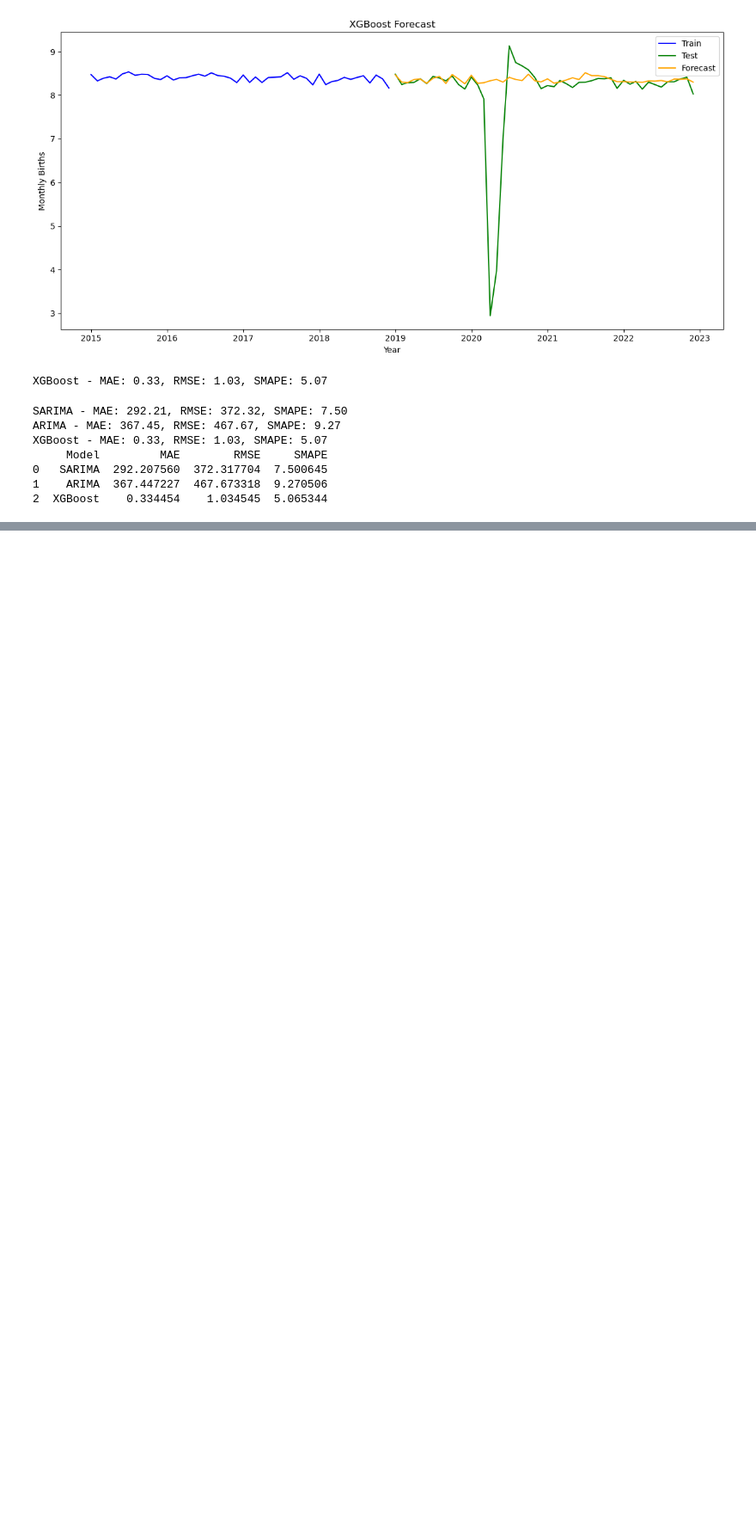
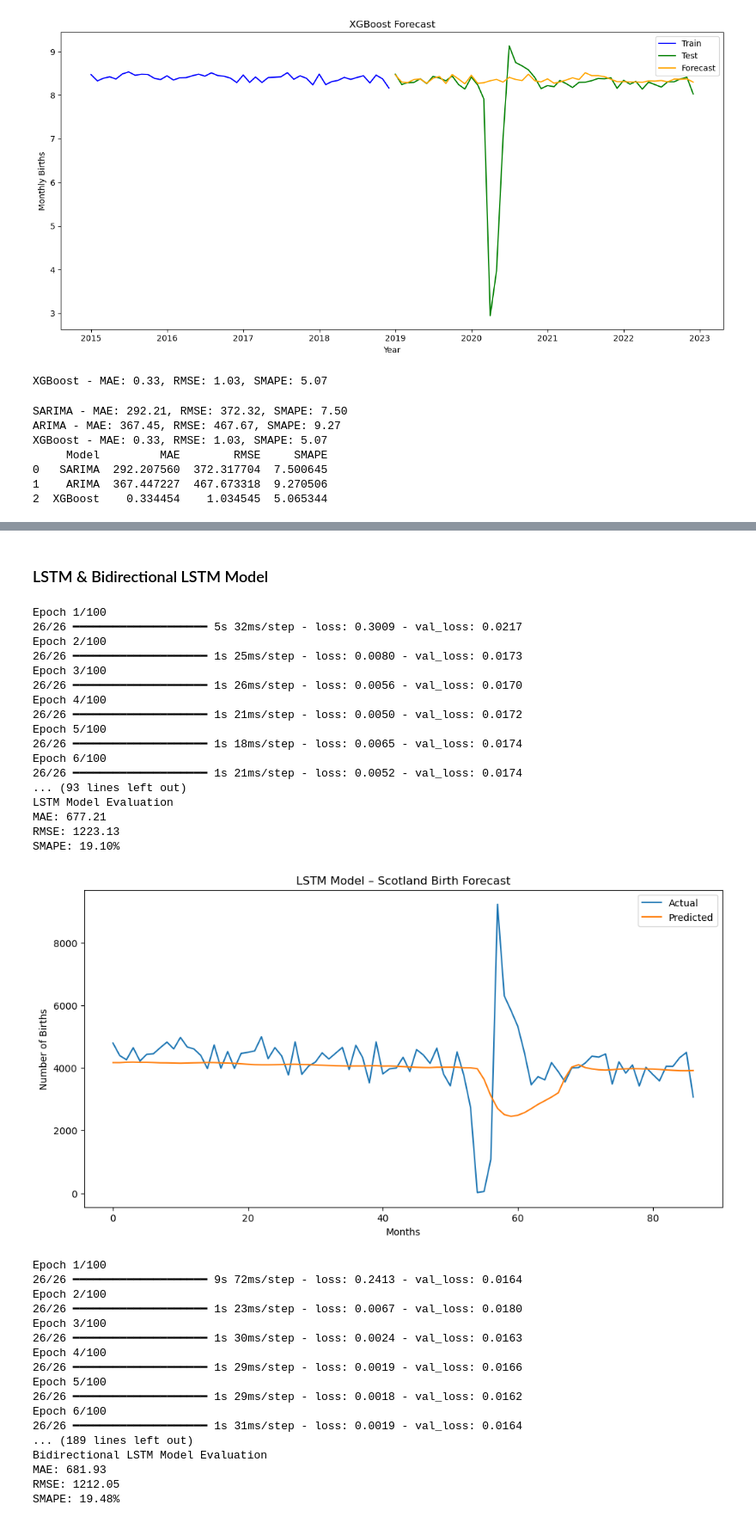
Before and after one commit to danisharain12/Scotland-Birth-rate-Forecasting-, a Jupyter notebook: Scotland’s Monthly Birth Rate Forecasting.ipynb, the cells around one changed output, grey strips where cells are left out. Shown: that part at 86% size. Drawn from its saved outputs; the diff is of its cells as text; code cells hidden in the pictures; blank space fills up the shorter version.

Commit message:
Working on Lstm & Tranformer

```diff
--- a/Scotland’s Monthly Birth Rate Forecasting.ipynb
+++ b/Scotland’s Monthly Birth Rate Forecasting.ipynb
@@ -334,0 +330,2 @@ XGBoost - MAE: 0.33, RMSE: 1.03, SMAPE: 5.07
+# %% [markdown]
+### LSTM & Bidirectional LSTM Model
@@ -334,0 +387,74 @@ XGBoost - MAE: 0.33, RMSE: 1.03, SMAPE: 5.07
+# %%
+# Evaluate and Plot
+def evaluate_and_plot(model, X_val, y_val, title):
+    # Predict
+    y_pred = model.predict(X_val)
+
+    # Invert scale and log1p
+    y_val_inv = np.expm1(scaler.inverse_transform(y_val))
+    y_pred_inv = np.expm1(scaler.inverse_transform(y_pred))
+
+    mae = mean_absolute_error(y_val_inv, y_pred_inv)
+    rmse = np.sqrt(mean_squared_error(y_val_inv, y_pred_inv))
+    smape = 100 * np.mean(2 * np.abs(y_val_inv - y_pred_inv) / (np.abs(y_val_inv) + np.abs(y_pred_inv)))
+
+    print(f"{title} Evaluation")
+    print(f"MAE: {mae:.2f}")
+    print(f"RMSE: {rmse:.2f}")
+    print(f"SMAPE: {smape:.2f}%")
+
+   # Plot
+    plt.figure(figsize=(12, 6))
+    plt.plot(y_val_inv, label='Actual')
+    plt.plot(y_pred_inv, label='Predicted')
+    plt.title(f"{title} – Scotland Birth Forecast")
+    plt.xlabel("Months")
+    plt.ylabel("Number of Births")
+    plt.legend()
+    plt.show()
+# %%
+# Run LSTM Model
+lstm_model = build_lstm_model((window_size, 1))
+lstm_model, _ = train_model(lstm_model, X_train, y_train, X_val, y_val)
+evaluate_and_plot(lstm_model, X_val, y_val, "LSTM Model")
+
+# Run Bidirectional LSTM Model
+bilstm_model = build_bilstm_model((window_size, 1))
+bilstm_model, _ = train_model(bilstm_model, X_train, y_train, X_val, y_val)
+evaluate_and_plot(bilstm_model, X_val, y_val, "Bidirectional LSTM Model")
+# %% [output]
+Epoch 1/100
+26/26 ━━━━━━━━━━━━━━━━━━━━ 5s 32ms/step - loss: 0.3009 - val_loss: 0.0217
+Epoch 2/100
+26/26 ━━━━━━━━━━━━━━━━━━━━ 1s 25ms/step - loss: 0.0080 - val_loss: 0.0173
+Epoch 3/100
+26/26 ━━━━━━━━━━━━━━━━━━━━ 1s 26ms/step - loss: 0.0056 - val_loss: 0.0170
+Epoch 4/100
+26/26 ━━━━━━━━━━━━━━━━━━━━ 1s 21ms/step - loss: 0.0050 - val_loss: 0.0172
+Epoch 5/100
+26/26 ━━━━━━━━━━━━━━━━━━━━ 1s 18ms/step - loss: 0.0065 - val_loss: 0.0174
+Epoch 6/100
+26/26 ━━━━━━━━━━━━━━━━━━━━ 1s 21ms/step - loss: 0.0052 - val_loss: 0.0174
+... (93 lines left out)
+LSTM Model Evaluation
+MAE: 677.21
+RMSE: 1223.13
+SMAPE: 19.10%
+[figure, added]
+Epoch 1/100
+26/26 ━━━━━━━━━━━━━━━━━━━━ 9s 72ms/step - loss: 0.2413 - val_loss: 0.0164
+Epoch 2/100
+26/26 ━━━━━━━━━━━━━━━━━━━━ 1s 23ms/step - loss: 0.0067 - val_loss: 0.0180
+Epoch 3/100
+26/26 ━━━━━━━━━━━━━━━━━━━━ 1s 30ms/step - loss: 0.0024 - val_loss: 0.0163
+Epoch 4/100
+26/26 ━━━━━━━━━━━━━━━━━━━━ 1s 29ms/step - loss: 0.0019 - val_loss: 0.0166
+Epoch 5/100
+26/26 ━━━━━━━━━━━━━━━━━━━━ 1s 29ms/step - loss: 0.0018 - val_loss: 0.0162
+Epoch 6/100
+26/26 ━━━━━━━━━━━━━━━━━━━━ 1s 31ms/step - loss: 0.0019 - val_loss: 0.0164
+... (189 lines left out)
+Bidirectional LSTM Model Evaluation
+MAE: 681.93
+RMSE: 1212.05
+SMAPE: 19.48%
```
Also changed, not shown: parts of 26 cells of this notebook.
